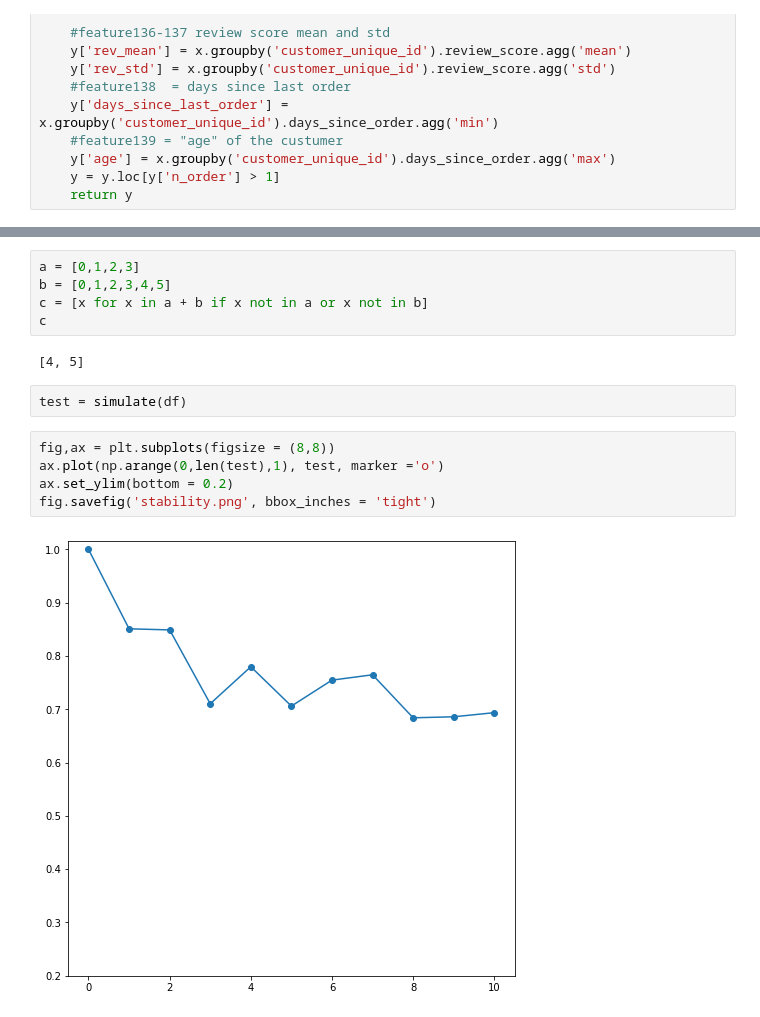
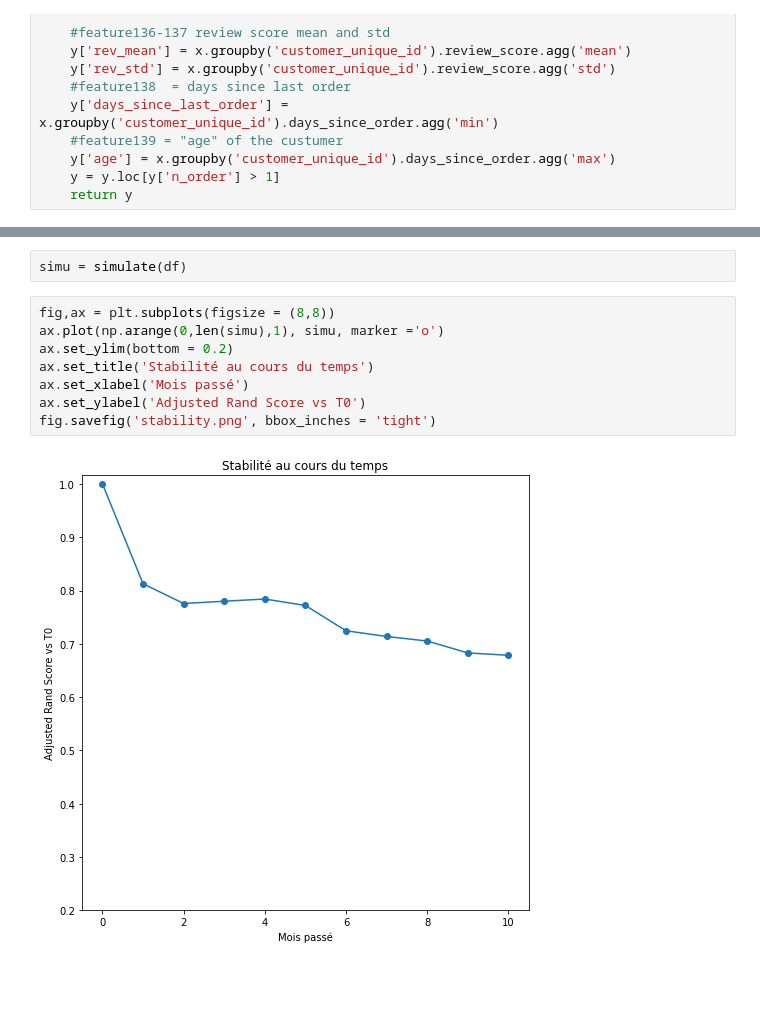
Before and after one commit to NicoJanko/Projet_5_OPC, a Jupyter notebook: Projet5_Stability.ipynb, the cells around one changed output, grey strips where cells are left out. Saved outputs shown, nothing was run; the diff lists cells and outputs as text; blank space fills up the shorter version.

```diff
--- a/Projet5_Stability.ipynb
+++ b/Projet5_Stability.ipynb
@@ -85,17 +85,13 @@ def simulate(x):
     return ari_l
-# %%
-a = [0,1,2,3]
-b = [0,1,2,3,4,5]
-c = [x for x in a + b if x not in a or x not in b]
-c
-# %% [output]
-[4, 5]
 # %%
-test = simulate(df)
+simu = simulate(df)
 # %%
 fig,ax = plt.subplots(figsize = (8,8))
-ax.plot(np.arange(0,len(test),1), test, marker ='o')
+ax.plot(np.arange(0,len(simu),1), simu, marker ='o')
 ax.set_ylim(bottom = 0.2)
+ax.set_title('Stabilité au cours du temps')
+ax.set_xlabel('Mois passé')
+ax.set_ylabel('Adjusted Rand Score vs T0')
 fig.savefig('stability.png', bbox_inches = 'tight')
 # %% [output]
-[figure, old version]
+[figure, new version]
```
Also changed, not shown: parts of 28 cells of this notebook, 4 other files.
